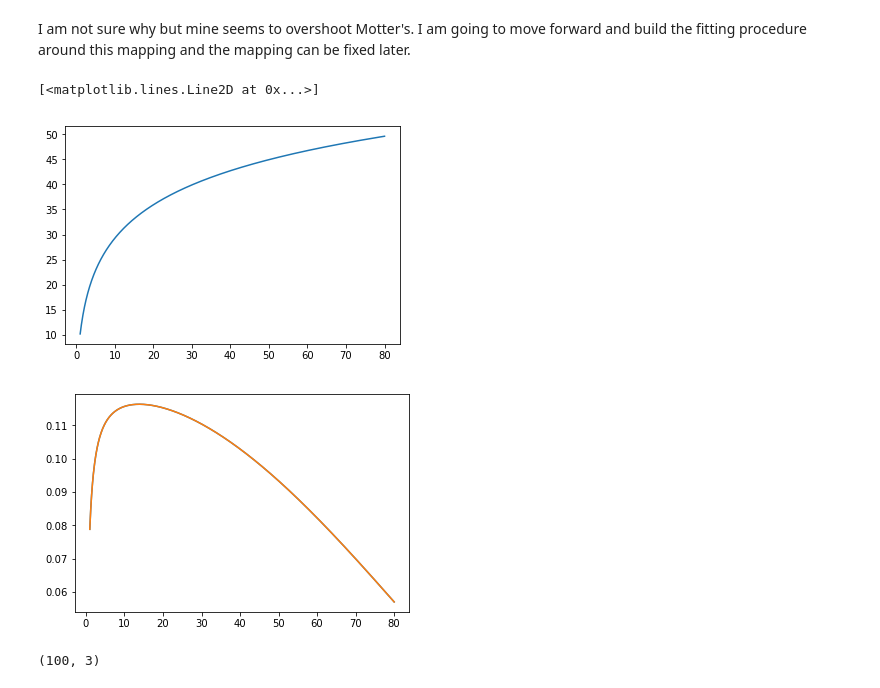
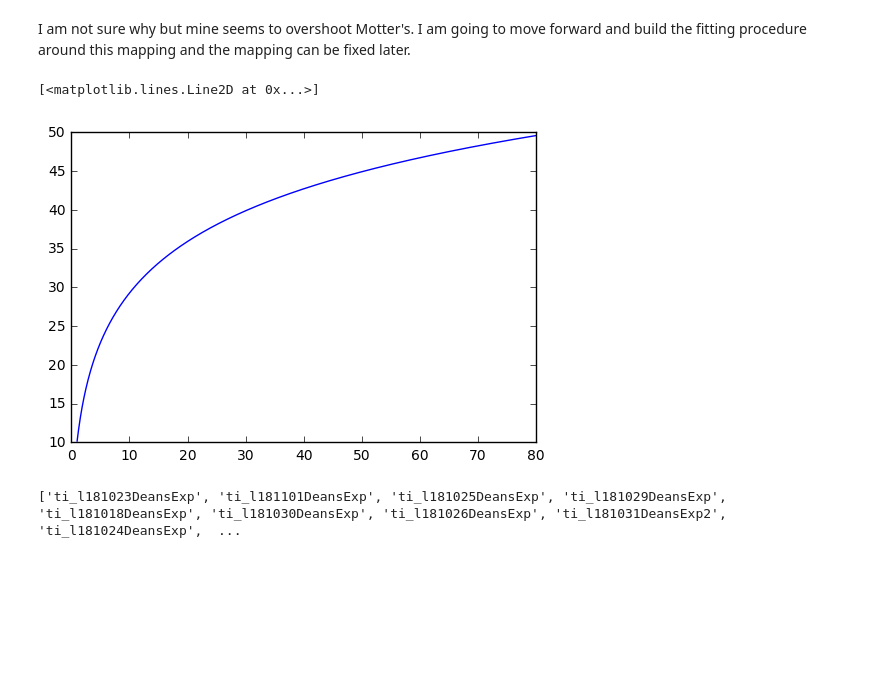
Before and after one commit to deanpospisil/ipython_nb, a Jupyter notebook: Romanu and Virsu retino-cortico mapping.ipynb, the cells around one changed output. Cells and saved outputs as stored; diff of their text form; code cells hidden in the pictures; blank space fills up the shorter version.

```diff
--- a/Romanu and Virsu retino-cortico mapping.ipynb
+++ b/Romanu and Virsu retino-cortico mapping.ipynb
@@ -50,7 +53,7 @@ r = mw*np.sin(np.deg2rad(w))
 
 drdw = np.gradient(r,dw)
 
-z = sc.integrate.cumtrapz((mw**2.-drdw**2.)**0.5,
+z = integrate.cumtrapz((mw**2.-drdw**2.)**0.5,
                           dx=dw, initial=0)
 
 plt.plot(w,z);
@@ -68,5 +71,5 @@ plt.plot(w, r);
 plt.xlabel('w eccentricity (degrees)');
 plt.ylabel('radius (mm)')
 plt.figure()
-plt.imshow(plt.imread('/Users/deanpospisil/Desktop/mot.png'));plt.xticks([]);plt.yticks([])
+#plt.imshow(plt.imread('/Users/deanpospisil/Desktop/mot.png'));plt.xticks([]);plt.yticks([])
 # %% [output]
@@ -79,35 +82,27 @@ I am not sure why but mine seems to overshoot Motter's. I am going to move forwa
 # %%
 def v_to_c(x,y):
     winit = (x**2. + y**2.)**0.5
 
     w = np.linspace(0,winit,1000)
     dw = w[1]-w[0]
     mw = np.sqrt(100/(.8+w)**2)#had to change this to nine to get it to fit.
 
     r = mw*np.sin(np.deg2rad(w))
 
     drdw = np.gradient(r,dw)
 
-    z = sc.integrate.trapz((mw**2.-drdw**2.)**0.5,
+    z = integrate.trapz((mw**2.-drdw**2.)**0.5,
                               dx=dw)
 
     phi = np.arctan(y/x)
     x, y = np.array([np.cos(phi), np.sin(phi)])*r[-1]
     return x, y, z
 
 
 y = np.linspace(1,80,1000);
 x = y
 xyz = np.array([v_to_c(ay,ay) for ax,ay in zip(x,y)]).squeeze()
 plt.plot(y, xyz[:,-1])
-plt.figure()
-plt.plot(y, xyz[:,1])
-plt.plot(y, xyz[:,0]);
 # %% [output]
 [<matplotlib.lines.Line2D at 0x...>]
-[figure, old version]
+[figure, new version]
-[figure, removed]
-# %%
-xyz.shape
-# %% [output]
-(100, 3)
@@ -113,0 +173,6 @@ xyz.shape
+# %%
+topdir = '/loc6tb/data/responses/exp/rf_char_stim_exp/ti_pool_ad_exps_dat_struct/'
+fns = [f for f in os.listdir(topdir) if 'ti_' in f][1:]
+print(fns)
+# %% [output]
+['ti_l181023DeansExp', 'ti_l181101DeansExp', 'ti_l181025DeansExp', 'ti_l181029DeansExp', 'ti_l181018DeansExp', 'ti_l181030DeansExp', 'ti_l181026DeansExp', 'ti_l181031DeansExp2', 'ti_l181024DeansExp',  ...
```
Also changed, not shown: parts of 17 cells of this notebook, 1 other file.
